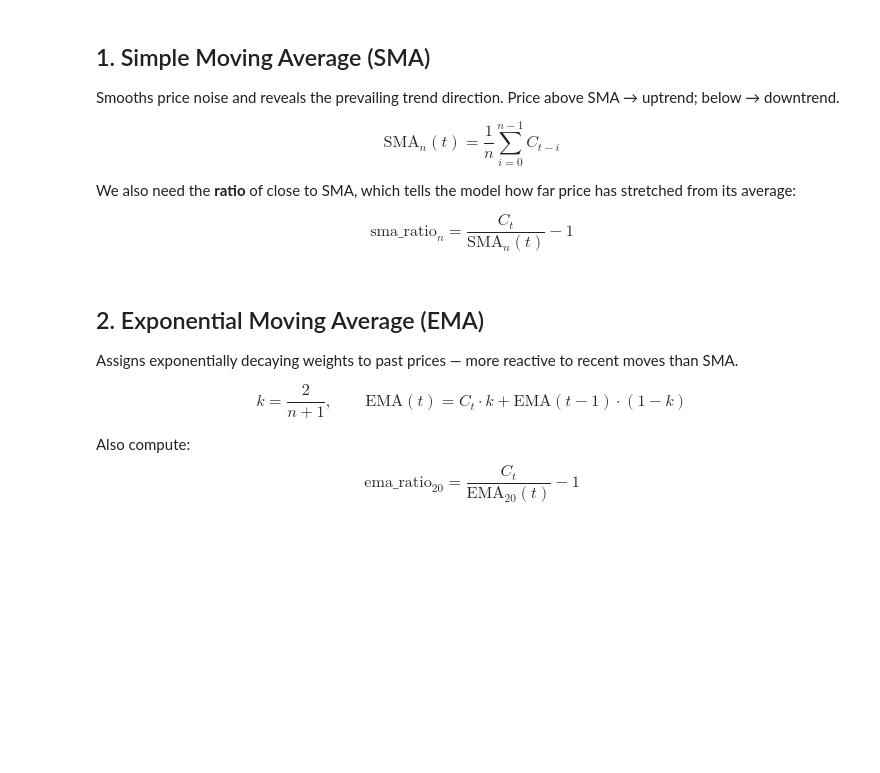
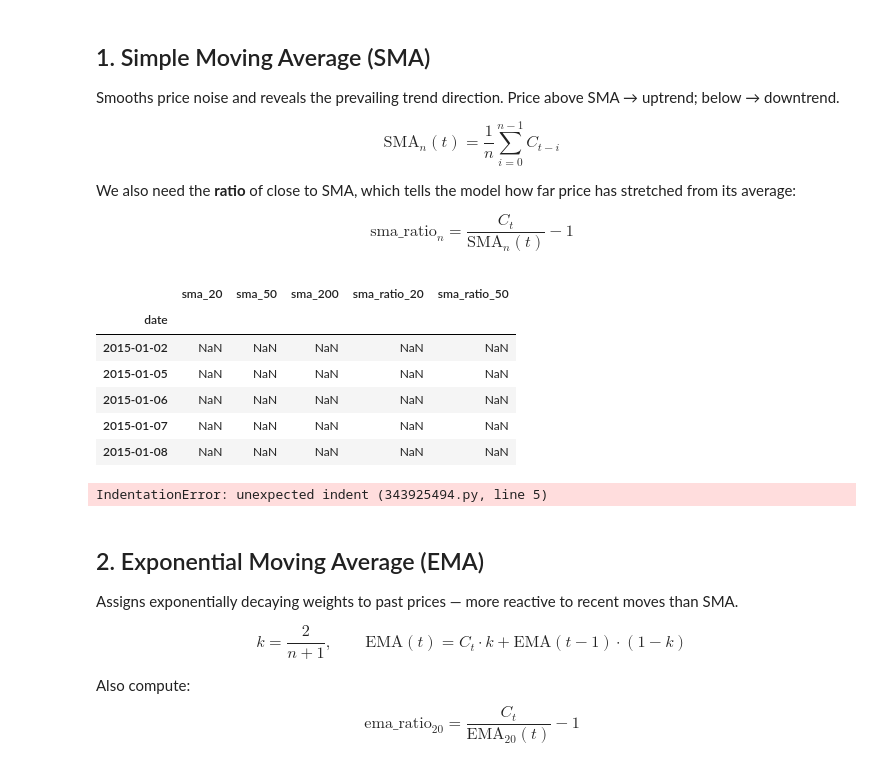
Before and after one commit to Abhinav-pro1003/SOC-Stock-Trading-With-LSTM-And-RL, a Jupyter notebook: Week2/technical_indicators.ipynb, the cells around one changed output. Cells and saved outputs as stored; diff of their text form; code cells hidden in the pictures; blank space fills up the shorter version.

```diff
--- a/Week2/technical_indicators.ipynb
+++ b/Week2/technical_indicators.ipynb
@@ -46,10 +83,11 @@ volume = df['volume']
 # TODO 0.2 — Compute base return features needed for the model
 # These are not indicators, but inputs the LSTM will use directly.
 #
-# return_1     = ...
-# return_5     = ...
-# log_return_1 = ...
+# return_1
+# return_5
+# log_return_1
 
-# df['return_1']     = ...
-# df['return_5']     = ...
-# df['log_return_1'] = ...
+df['return_1']     = close.pct_change(1)  #percentage change from yesterday to today
+df['return_5']     = close.pct_change(5)  #percentage change from 5days ago to today
+df['log_return_1'] = np.log(close/close.shift(1)) #today closing / yesterday closing and taking log of that
+df[['return_1','return_5','log_return_1']].head()
@@ -66,23 +112,50 @@ $$\text{sma\_ratio}_n = \frac{C_t}{\text{SMA}_n(t)} - 1$$
 # %%
 # TODO 1.1 — Compute SMA_20, SMA_50, SMA_200
 #             and sma_ratio_20, sma_ratio_50
 
-# df['sma_20']      = ...
-# df['sma_50']      = ...
-# df['sma_200']     = ...
-# df['sma_ratio_20'] = ...
-# df['sma_ratio_50'] = ...
+df['sma_20']      = close.rolling(20).mean() #rolling(20)-look at last 20 days and .mean() -cal avg
+df['sma_50']      = close.rolling(50).mean()
+df['sma_200']     = close.rolling(200).mean()
+df['sma_ratio_20'] = close/df['sma_20']-1
+df['sma_ratio_50'] = close/df['sma_50']-1
+df[['sma_20','sma_50','sma_200','sma_ratio_20','sma_ratio_50']].head()
+# %% [output]
+|  | sma_20 | sma_50 | sma_200 | sma_ratio_20 | sma_ratio_50 |
+| date |  |  |  |  |  |
+| 2015-01-02 | NaN | NaN | NaN | NaN | NaN |
+| 2015-01-05 | NaN | NaN | NaN | NaN | NaN |
+| 2015-01-06 | NaN | NaN | NaN | NaN | NaN |
+| 2015-01-07 | NaN | NaN | NaN | NaN | NaN |
+| 2015-01-08 | NaN | NaN | NaN | NaN | NaN |
 # %%
 # TODO 1.2 — Plot close + SMA_20 + SMA_50 (last 2 years only)
 # Mark Golden Cross (SMA_50 crosses above SMA_200) and Death Cross as vertical lines
 # Hint: a cross occurs when the sign of (sma_50 - sma_200) changes
 
-# recent = ...
-# cross  = ...
-# golden = ...
-# death  = ...
+ recent = df.last('2Y') #takes only last 2 years data
+ cross  = np.sign(recent['sma_50']-recent['sma_200']).diff() #find where crosses happens,+ve if sma 50 above sma 200 and -ve where sma 200 above sma 50
+ golden = cross[cross>0].index #get dates where cross is +ve
+ death  = cross[cross<0]
 
 # Plot Graph
+ plt.figure(figsize=(14,5))
+ plt.plot(recent.index,recent['close'],label='Close',linewidth=1.2)
+ plt.plot(recent.index,recent['sma_20'],label='SMA 20',linewidth=1)
+ plt.plot(recent.index,recent['sma_50'],label='SMA 50',linewidth=1)
+ plt.plot(recent.index,recent['sma_200'],label='SMA 200',linewidth=1)
+ for d in golden:
+   plt.axvline(d,color='gold',alpha=0.7,linestyle='--',label='Golden Cross')
+ for d in death:
+   plt.axvline(d,color='black',alpha=0.7,linestyle='--',label='Death Cross')
+ plt.title(f'{SYMBOL}-Close & SMAs(last 2 years)')
+ plt.xlabel('Date')
+ plt.ylabel('Price')
+ plt.legend(fontsize=8)
+ plt.grid(True)
+ plt.tight_layout()
+ plt.show()
+# %% [output]
+IndentationError: unexpected indent (343925494.py, line 5)
 # %% [markdown]
 ## 2. Exponential Moving Average (EMA)
 
```
Also changed, not shown: parts of 3 cells of this notebook.
